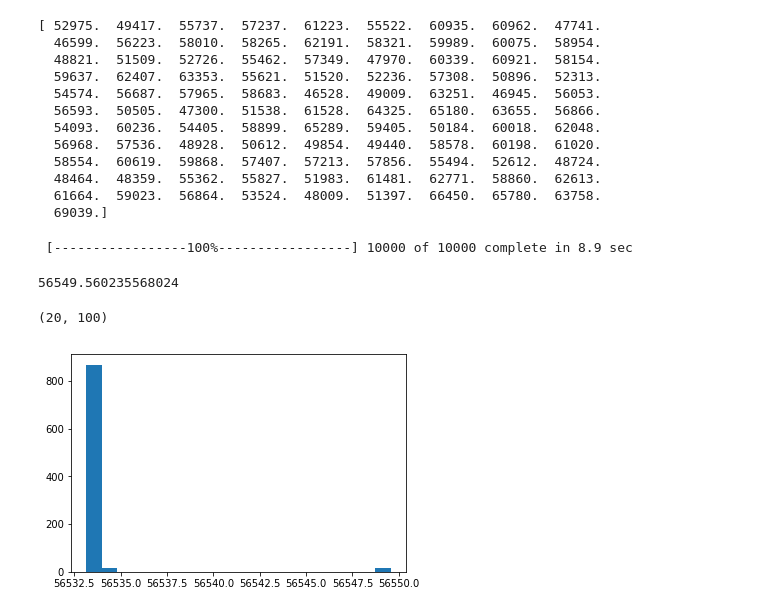
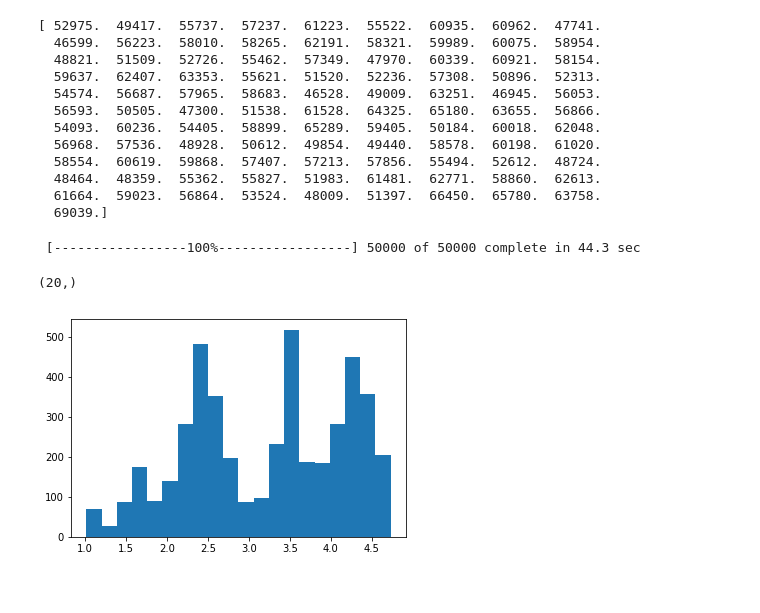
Before and after one commit to zakaryaxali/smc_electricity_forecast, a Jupyter notebook: Markov_code_AG_V3.ipynb, the cells around one changed output. Drawn from its saved outputs; the diff is of its cells as text; code cells hidden in the pictures.

```diff
--- a/Markov_code_AG_V3.ipynb
+++ b/Markov_code_AG_V3.ipynb
@@ -113,6 +141,6 @@ plt.show()
 # %%
 y_n=df['Consommation (MW)']
-y_n=y_n[:100]
+y_n=y_n[:500]
 y_n=y_n.values
 # %%
 bins=range(30000,100000,1000)
@@ -221,23 +228,19 @@ sampler=MCMC(model)
 # %%
 sampler.sample(iter=100*len(y_n), burn=10*len(y_n), thin=10)
 # %% [output]
- [-----------------100%-----------------] 10000 of 10000 complete in 8.9 sec
+ [-----------------100%-----------------] 50000 of 50000 complete in 44.3 sec
 # %%
-s_tr = sampler.trace("x")
+s_tr = sampler.trace("s0")
-# %%
-s_tr[1,1]
-# %% [output]
-56549.560235568024
 # %%
-sampler.trace("x")[0:20].shape  # Just look at the first few values
+sampler.trace("s0")[0:20].shape  # Just look at the first few values
 # %% [output]
-(20, 100)
+(20,)
 # %%
 %matplotlib inline
-plt.hist(s_tr[:,1],bins=20)
+plt.hist(s_tr[:],bins=20)
 plt.show()
 # %% [output]
-[figure, old version]
+[figure, new version]
 # %%
 pymc.Matplot.plot(sampler)
 # %% [output]
```
Also changed, not shown: parts of 8 cells of this notebook.
